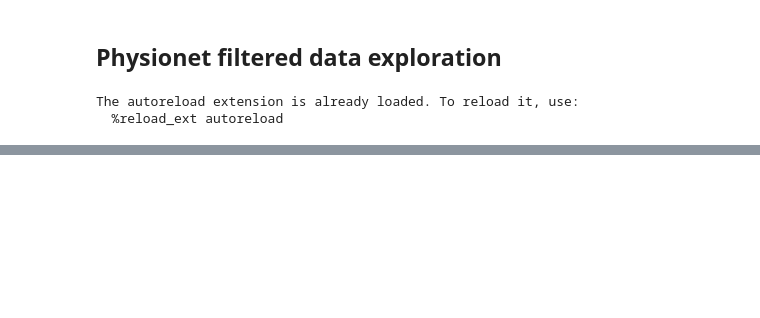
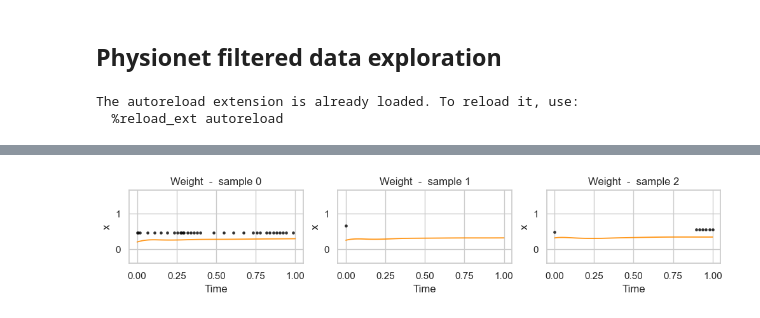
Before and after one commit to luisas/fl4tsf, a Jupyter notebook: analysis/03b_physionet_analysis.ipynb, the cells around one changed output, grey strips where cells are left out. Saved outputs shown, nothing was run; the diff lists cells and outputs as text; code cells hidden in the pictures; blank space fills up the shorter version.

```diff
--- a/analysis/03b_physionet_analysis.ipynb
+++ b/analysis/03b_physionet_analysis.ipynb
@@ -107,0 +282,13 @@ plt.show()
+# %%
+# Load dataset
+c0 = torch.load(f"/Users/luisa/Desktop/nygc/cluster/projects/fl4tsf/data/physionet_filtered/client_1_test.pt", weights_only=False)
+c1 = torch.load(f"/Users/luisa/Desktop/nygc/cluster/projects/fl4tsf/data/physionet_filtered/client_1_test.pt", weights_only=False)
+attr_names = torch.load(f"/Users/luisa/Desktop/nygc/cluster/projects/fl4tsf/data/physionet_filtered/attr_names.pt", weights_only=False)
+attr_names_filtered = attr_names
+
+# load model weights
+model = Net()
+w_cen = torch.load(f"/Users/luisa/Desktop/nygc/cluster/projects/fl4tsf/results_physionet_filtered/physionet_filtered/centralized_training/10_epochs/lr_0.001-batchsize_64_clipping_False_lrdecay_1.0/model.pth",  map_location=torch.device('cpu'), weights_only=True)
+w_local = torch.load("/Users/luisa/Desktop/nygc/cluster/projects/fl4tsf/results_physionet_filtered/physionet_filtered/local_training/client_0/10_epochs/10_epochs/lr_0.001-batchsize_64_clipping_False_lrdecay_1.0/model.pth",  map_location=torch.device('cpu'), weights_only=True)
+model.load_state_dict(w_cen)
+#model.load_state_dict(w_local)
@@ -107,0 +297,79 @@ plt.show()
+# %%
+n_traj_to_show = 3
+filtered_dataset = c0[10:40]
+data_min, data_max = get_data_min_max(filtered_dataset)
+testloader = DataLoader(filtered_dataset, batch_size= batch_size, shuffle=False,
+    collate_fn= lambda batch: variable_time_collate_fn(batch, args, "cpu", data_type = "test",
+        data_min = data_min, data_max = data_max))
+
+testloader = utils.inf_generator(testloader)
+test_dict = utils.get_next_batch(testloader)
+
+# prepare dictionary in the format needed for prediction and plotting
+data =  test_dict["data_to_predict"]
+time_steps = test_dict["tp_to_predict"]
+mask = test_dict["mask_predicted_data"]
+
+observed_data =  test_dict["observed_data"]
+observed_time_steps = test_dict["observed_tp"]
+observed_mask = test_dict["observed_mask"]
+
+
+time_steps_to_predict = time_steps
+time_steps_to_predict = utils.linspace_vector(time_steps[0], time_steps[-1], 100).to(device)
+
+with torch.no_grad():
+
+    # Here use the model to obtain the predictions
+    reconstructions, info = model.get_reconstruction(time_steps_to_predict,
+        observed_data, observed_time_steps, mask = observed_mask, n_traj_samples = 10)
+
+    # plot only 10 trajectories
+    data_for_plotting = observed_data[:n_traj_to_show]
+    mask_for_plotting = observed_mask[:n_traj_to_show]
+
+    data_full = data[:n_traj_to_show]
+
+    reconstructions_for_plotting = reconstructions.mean(dim=0)[:n_traj_to_show]
+    reconstr_std = reconstructions.std(dim=0)[:n_traj_to_show]
+
+    for dim_to_show in range(attr_names_filtered.shape[0]):
+        name = attr_names_filtered[dim_to_show]
+        ax_traj = []
+        fig, ax_traj = plt.subplots(1, n_traj_to_show)
+        fig.set_size_inches(12, 1.5)
+        max_y = max(
+            data_for_plotting[:,:,dim_to_show].cpu().numpy().max(),
+            reconstructions[:,:,dim_to_show].cpu().numpy().max())
+        min_y = min(
+            data_for_plotting[:,:,dim_to_show].cpu().numpy().min(),
+            reconstructions[:,:,dim_to_show].cpu().numpy().min())
+
+        cmap = plt.colormaps['Set1']
+        for traj_id in range(n_traj_to_show):
+
+            # Plot observations
+            plot_trajectories(ax_traj[traj_id],
+                data_full[traj_id].unsqueeze(0), observed_time_steps,
+                mask = mask_for_plotting[traj_id].unsqueeze(0),
+                min_y = min_y, max_y = max_y, #title="True trajectories",
+                marker = 'o', linestyle='', dim_to_show = dim_to_show, markersize= 2, alpha =0.9,
+                color = "grey")
+                    # Plot observations
+            plot_trajectories(ax_traj[traj_id],
+                data_for_plotting[traj_id].unsqueeze(0), observed_time_steps,
+                mask = mask_for_plotting[traj_id].unsqueeze(0),
+                min_y = min_y, max_y = max_y, #title="True trajectories",
+                marker = 'o', linestyle='', dim_to_show = dim_to_show, add_to_plot= True, markersize= 2.5, alpha =0.5,
+                color = "black")
+
+            # Plot reconstructions
+            plot_trajectories(ax_traj[traj_id],
+                reconstructions_for_plotting[traj_id].unsqueeze(0), time_steps_to_predict,
+                min_y = min_y, max_y = max_y, title="{}  -  sample {}".format(name, traj_id), dim_to_show = dim_to_show,
+                add_to_plot = True, marker = '', color =  "darkorange", linewidth = 1.3, linestyle='-', alpha = 0.9)
+            ax_traj[traj_id].set_ylim(min_y - 0.3, max_y+ 0.3)
+    # print(min_y)
+
+plt.show()
+# %% [output]
@@ -107,0 +377 @@ plt.show()
+[figure, added]
```
Also changed, not shown: parts of 12 cells of this notebook, 14 other files.
